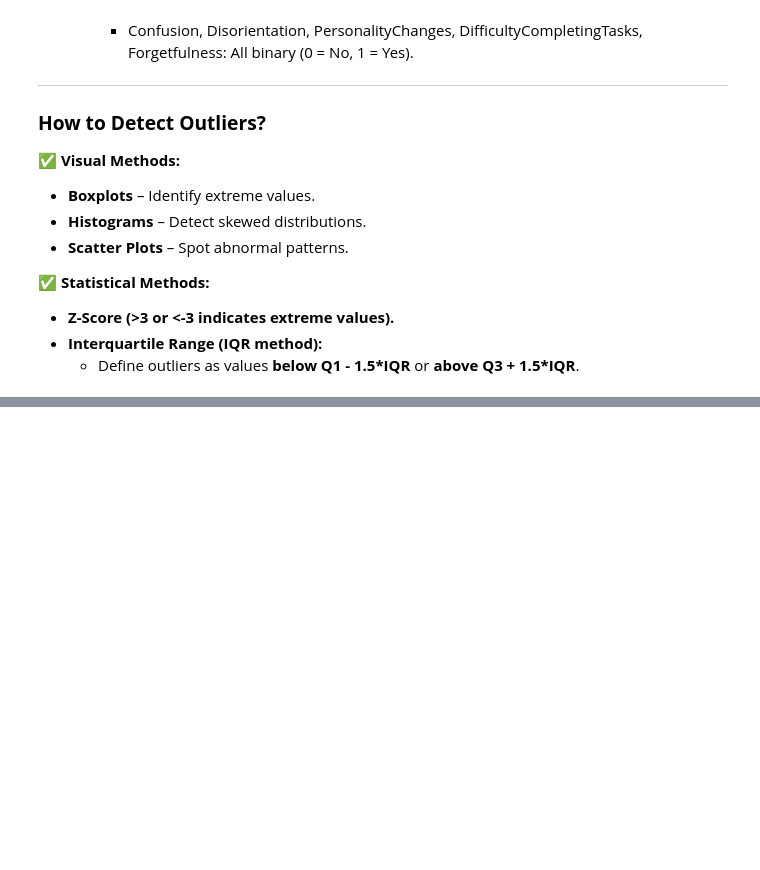
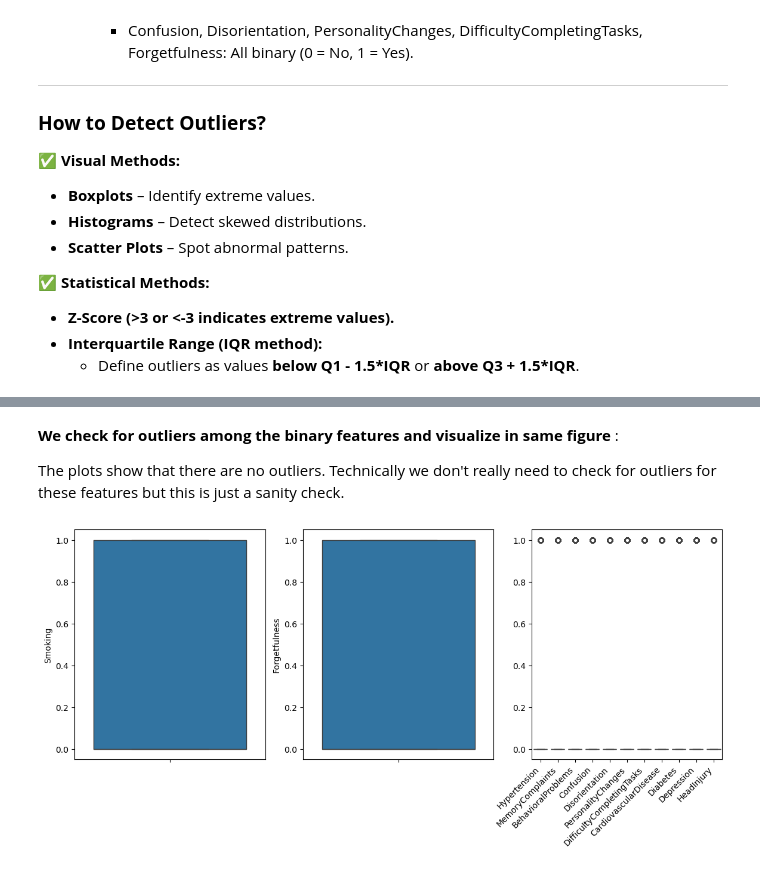
Before and after one commit to mgamankwah/alzheimers_risk_prediction, a Jupyter notebook: scripts/EDA.ipynb, the cells around one changed output, grey strips where cells are left out. Saved outputs shown, nothing was run; the diff lists cells and outputs as text; code cells hidden in the pictures; blank space fills up the shorter version.

Commit message:
Update EDA- checked for outliers
We checked for outliers for all the features

```diff
--- a/scripts/EDA.ipynb
+++ b/scripts/EDA.ipynb
@@ -210,0 +178,21 @@ sns.boxplot(df_train[check_for_outliers])
+# %% [markdown]
+**We check for outliers among the binary features and visualize in same figure** :
+
+ The plots show that there are no outliers. Technically we don't really need to check for outliers for these features but this is just a sanity check.
+# %%
+#visualizing outliers in binary features
+binary_features = ['Smoking','Forgetfulness', 'Hypertension', 'MemoryComplaints', 'BehavioralProblems', 'Confusion', 'Disorientation','PersonalityChanges', 'DifficultyCompletingTasks', 'CardiovascularDisease', 'Diabetes', 'Depression', 'HeadInjury', 'PersonalityChanges', 'DifficultyCompletingTasks']
+
+plt.subplots(1, 3, figsize=(14, 5))
+plt.subplot(1,3,1)
+sns.boxplot(df_train[binary_features[0]])
+
+plt.subplot(1,3,2)
+sns.boxplot(df_train[binary_features[1]])
+
+plt.subplot(1,3,3)
+sns.boxplot(df_train[binary_features[2:]])
+plt.xticks(rotation=45, ha='right')
+plt.show()
+# %% [output]
+[figure, added]
```
Also changed, not shown: parts of 11 cells of this notebook.
